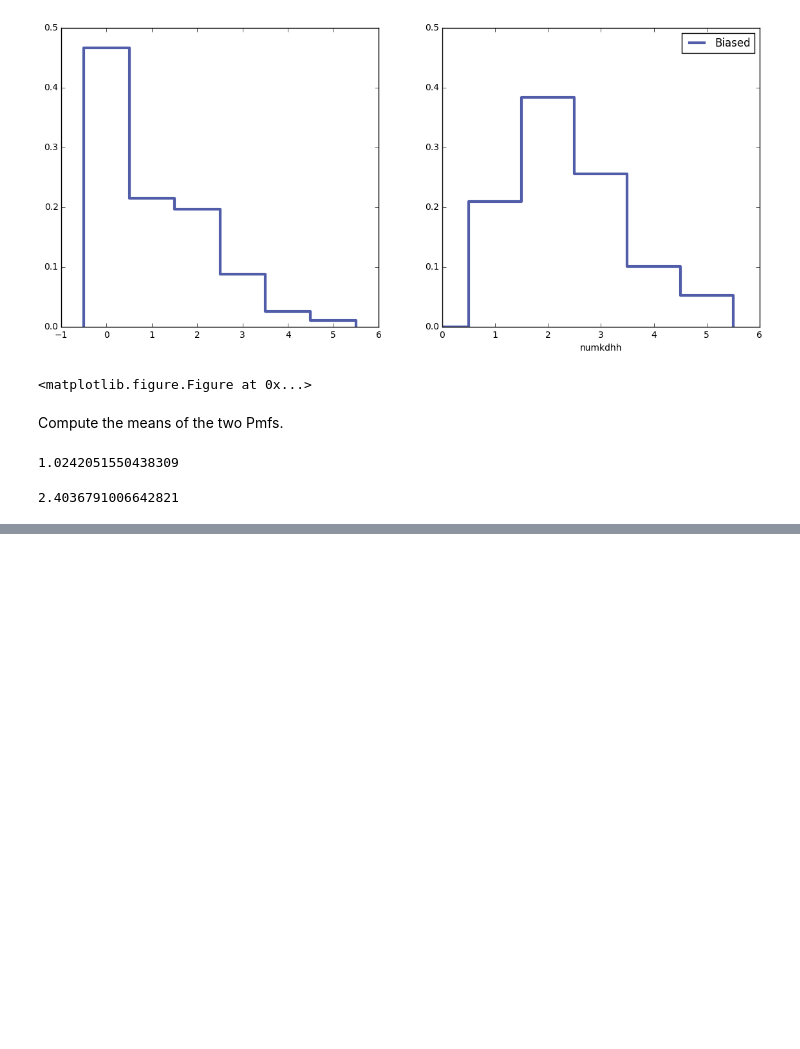
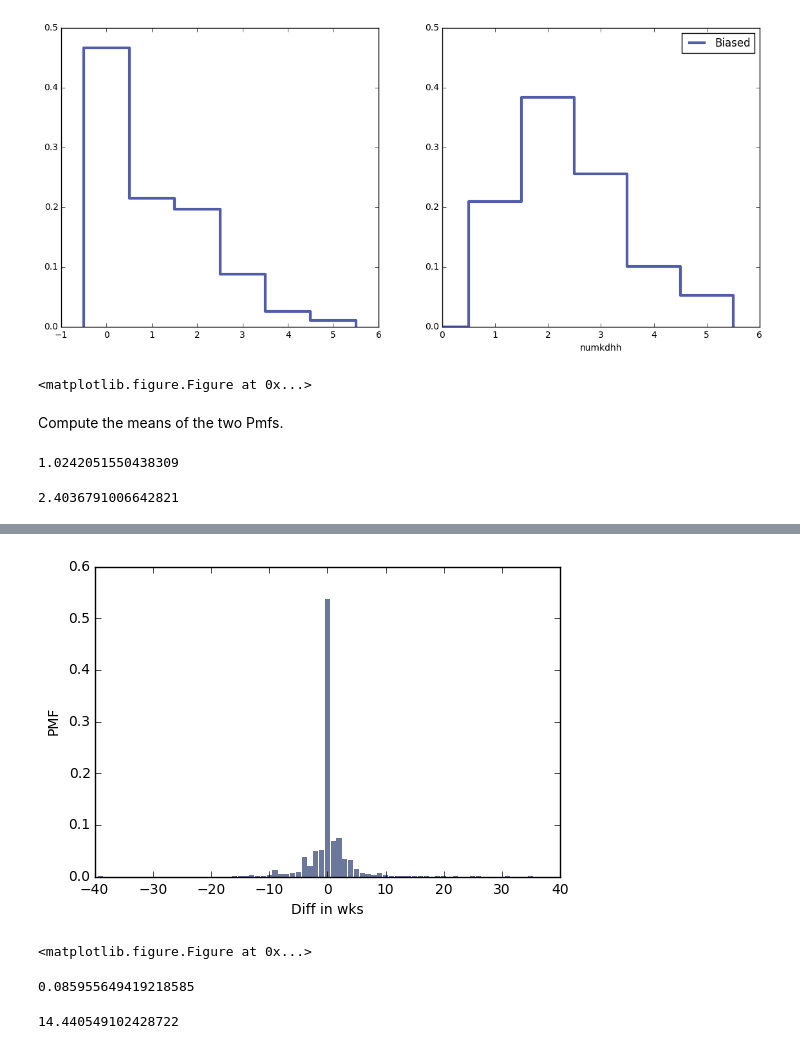
Before and after one commit to twalsh/ThinkStats2, a Jupyter notebook: code/chap03ex.ipynb, the cells around one changed output, grey strips where cells are left out. Cells and saved outputs as stored; diff of their text form; code cells hidden in the pictures; blank space fills up the shorter version.

```diff
--- a/code/chap03ex.ipynb
+++ b/code/chap03ex.ipynb
@@ -76,0 +84,4 @@ biased_numkdhh.Mean()
+# %%
+import first
+live,firsts,others=first.MakeFrames()
+diffs = chap03ex.PairwiseDiff(live)
@@ -76,0 +108,9 @@ biased_numkdhh.Mean()
+# %%
+import thinkstats2
+pmf = thinkstats2.Pmf(diffs)
+import thinkplot
+thinkplot.Hist(pmf)
+thinkplot.show(xlabel='Diff in wks',ylabel='PMF')
+# %% [output]
+[figure, added]
+<matplotlib.figure.Figure at 0x...>
@@ -76,0 +119,8 @@ biased_numkdhh.Mean()
+# %%
+mean
+# %% [output]
+0.085955649419218585
+# %%
+mean * 7 * 24
+# %% [output]
+14.440549102428722
```
Also changed, not shown: parts of 9 cells of this notebook.
